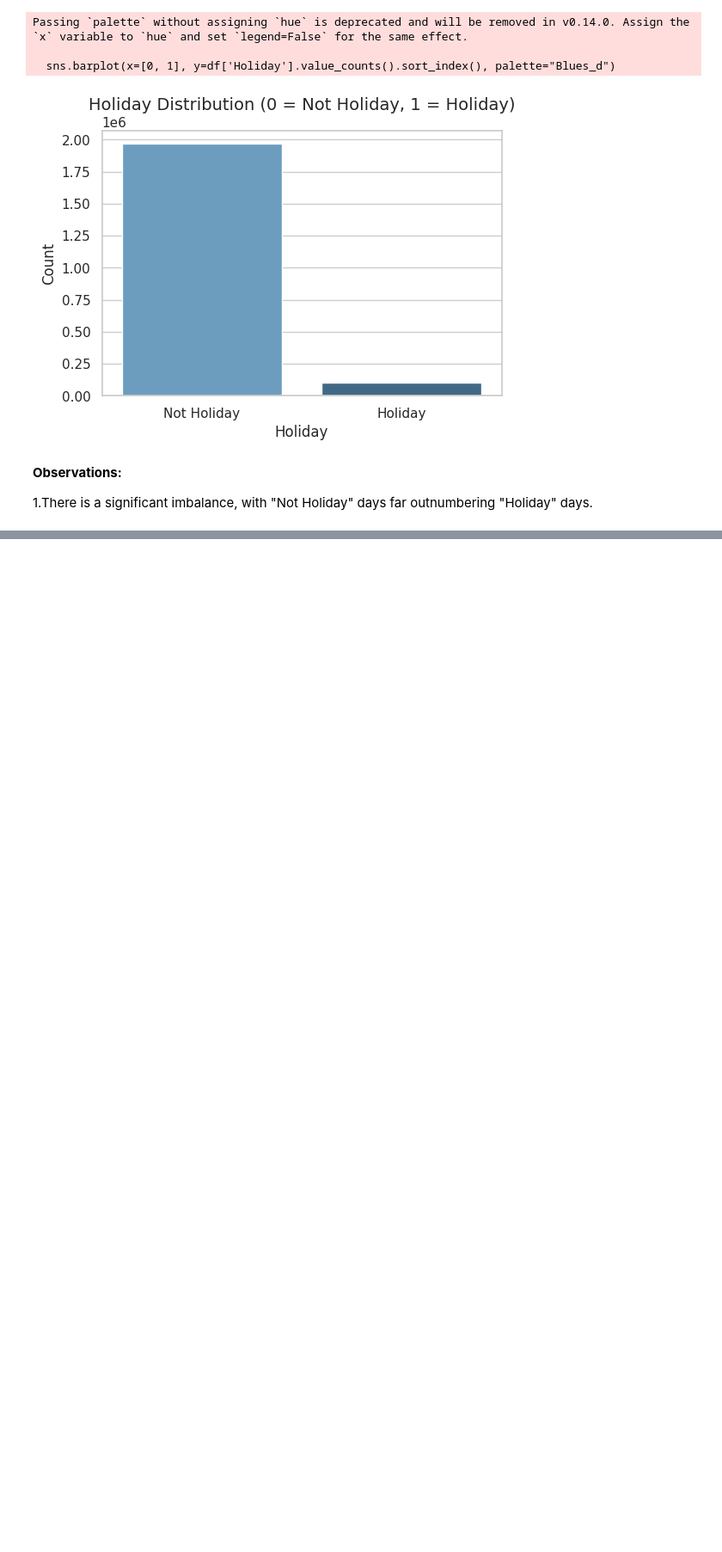
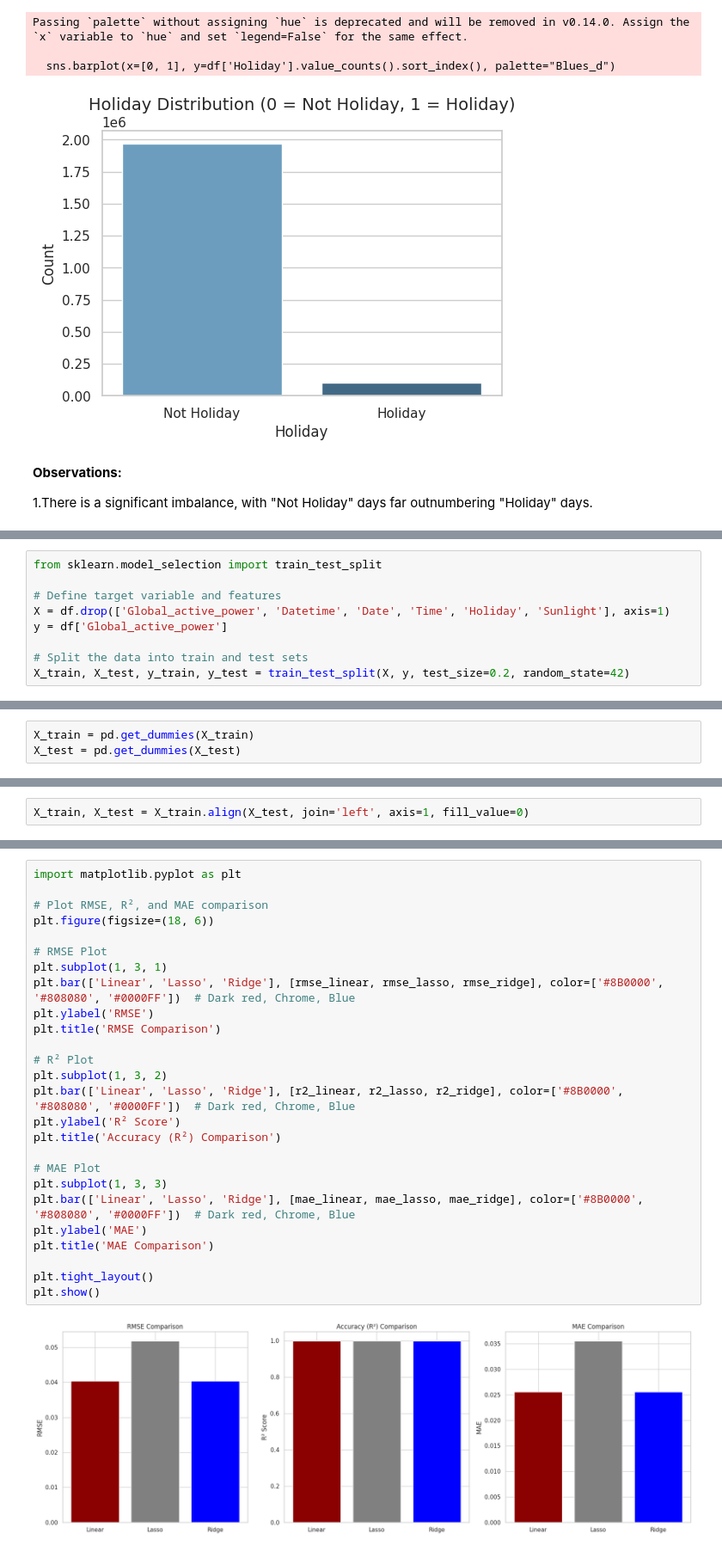
Before and after one commit to AechGit/Energy-Consumption-Project-Springboard, a Jupyter notebook: Hitesh_Energy_consumption_Prediction.ipynb, the cells around one changed output, grey strips where cells are left out. Shown at 86% size. Cells and saved outputs as stored; diff of their text form; blank space fills up the shorter version.

```diff
--- a/Hitesh_Energy_consumption_Prediction.ipynb
+++ b/Hitesh_Energy_consumption_Prediction.ipynb
@@ -505,0 +513,9 @@ Passing `palette` without assigning `hue` is deprecated and will be removed in v
+# %%
+from sklearn.model_selection import train_test_split
+
+# Define target variable and features
+X = df.drop(['Global_active_power', 'Datetime', 'Date', 'Time', 'Holiday', 'Sunlight'], axis=1)
+y = df['Global_active_power']
+
+# Split the data into train and test sets
+X_train, X_test, y_train, y_test = train_test_split(X, y, test_size=0.2, random_state=42)
@@ -505,0 +527,3 @@ Passing `palette` without assigning `hue` is deprecated and will be removed in v
+# %%
+X_train = pd.get_dummies(X_train)
+X_test = pd.get_dummies(X_test)
@@ -505,0 +532,2 @@ Passing `palette` without assigning `hue` is deprecated and will be removed in v
+# %%
+X_train, X_test = X_train.align(X_test, join='left', axis=1, fill_value=0)
@@ -505,0 +627,28 @@ Passing `palette` without assigning `hue` is deprecated and will be removed in v
+# %%
+import matplotlib.pyplot as plt
+
+# Plot RMSE, R², and MAE comparison
+plt.figure(figsize=(18, 6))
+
+# RMSE Plot
+plt.subplot(1, 3, 1)
+plt.bar(['Linear', 'Lasso', 'Ridge'], [rmse_linear, rmse_lasso, rmse_ridge], color=['#8B0000', '#808080', '#0000FF'])  # Dark red, Chrome, Blue
+plt.ylabel('RMSE')
+plt.title('RMSE Comparison')
+
+# R² Plot
+plt.subplot(1, 3, 2)
+plt.bar(['Linear', 'Lasso', 'Ridge'], [r2_linear, r2_lasso, r2_ridge], color=['#8B0000', '#808080', '#0000FF'])  # Dark red, Chrome, Blue
+plt.ylabel('R² Score')
+plt.title('Accuracy (R²) Comparison')
+
+# MAE Plot
+plt.subplot(1, 3, 3)
+plt.bar(['Linear', 'Lasso', 'Ridge'], [mae_linear, mae_lasso, mae_ridge], color=['#8B0000', '#808080', '#0000FF'])  # Dark red, Chrome, Blue
+plt.ylabel('MAE')
+plt.title('MAE Comparison')
+
+plt.tight_layout()
+plt.show()
+# %% [output]
+[figure, added]
```
Also changed, not shown: parts of 23 cells of this notebook.
